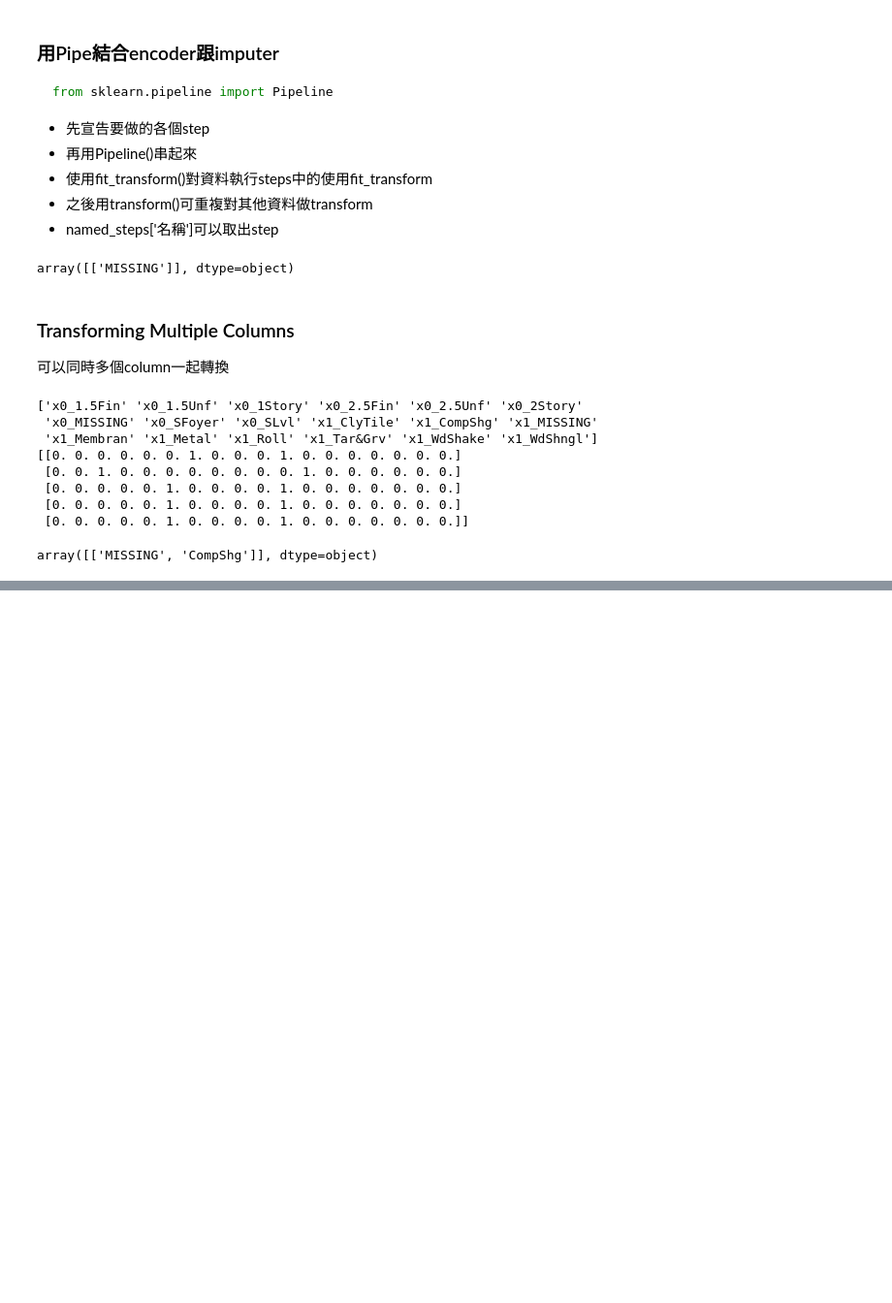
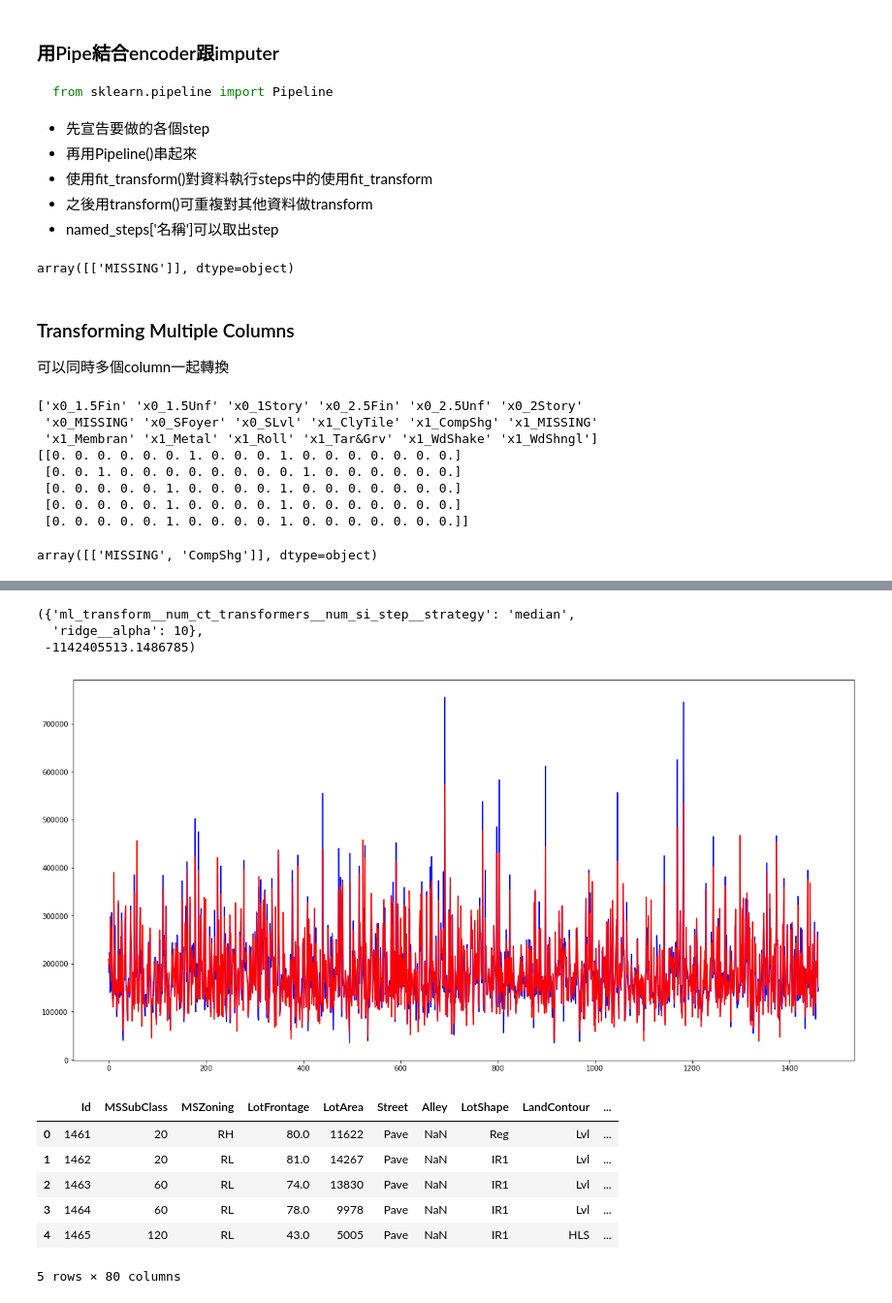
Before and after one commit to neohung/ml_note, a Jupyter notebook: lesson/data_preprocessing.ipynb, the cells around one changed output, grey strips where cells are left out. Shown at 97% size. Saved outputs shown, nothing was run; the diff lists cells and outputs as text; code cells hidden in the pictures; blank space fills up the shorter version.

```diff
--- a/lesson/data_preprocessing.ipynb
+++ b/lesson/data_preprocessing.ipynb
@@ -179,0 +322,50 @@ array([['MISSING', 'CompShg']], dtype=object)
+# %%
+from sklearn.model_selection import GridSearchCV
+ml_pipe = Pipeline([('ml_transform', ct), ('ridge', Ridge())])
+param_grid = {
+    'ml_transform__num_ct_transformers__num_si_step__strategy': ['mean', 'median'],
+    'ridge__alpha': [.001, 0.1, 1.0, 5, 10, 50, 100, 1000],
+    }
+kf = KFold(n_splits=5, shuffle=True, random_state=123)
+# estimator need provide a score function
+gsearch = GridSearchCV(estimator=ml_pipe, param_grid=param_grid, cv=kf, scoring='neg_mean_squared_error')
+gsearch.fit(X, y)
+gsearch.best_params_, gsearch.best_score_
+# %% [output]
+({'ml_transform__num_ct_transformers__num_si_step__strategy': 'median',
+  'ridge__alpha': 10},
+ -1142405513.1486785)
+# %%
+
+category_imputer_step = ('category_si_step', SimpleImputer(strategy='constant', fill_value='MISSING'))
+category_encoder_step = ('category_onehot_step', OneHotEncoder(sparse=False, handle_unknown='ignore'))
+category_pipe = Pipeline([category_imputer_step,category_encoder_step])
+
+num_imputer_step = ('num_si_step', SimpleImputer(strategy='median'))
+num_standatd_step = ('num_ss_step', StandardScaler())
+num_pipe = Pipeline([num_imputer_step,num_standatd_step])
+
+ct_transformers = [('num_ct_transformers', num_pipe, numeric_column_name),
+                   ('category_ct_transformers', category_pipe, category_column_name)
+                  ]
+ct = ColumnTransformer(transformers=ct_transformers)
+
+best_ml_pipe = Pipeline([('transform', ct), ('ridge', Ridge(alpha=10))])
+best_ml_pipe.fit(X, y)
+prediction = best_ml_pipe.predict(X)
+import matplotlib.pyplot as plt
+%matplotlib inline
+plt.figure(figsize=(20,10))
+x = np.arange(len(y))
+plt.plot(x,y,c='b')
+plt.plot(x,prediction,c='r')
+plt.show()
+# %% [output]
+[figure, added]
+|  | Id | MSSubClass | MSZoning | LotFrontage | LotArea | Street | Alley | LotShape | LandContour | ... |
+| 0 | 1461 | 20 | RH | 80.0 | 11622 | Pave | NaN | Reg | Lvl | ... |
+| 1 | 1462 | 20 | RL | 81.0 | 14267 | Pave | NaN | IR1 | Lvl | ... |
+| 2 | 1463 | 60 | RL | 74.0 | 13830 | Pave | NaN | IR1 | Lvl | ... |
+| 3 | 1464 | 60 | RL | 78.0 | 9978 | Pave | NaN | IR1 | Lvl | ... |
+| 4 | 1465 | 120 | RL | 43.0 | 5005 | Pave | NaN | IR1 | HLS | ... |
+5 rows × 80 columns
```
Also changed, not shown: parts of 21 cells of this notebook, 10 other files.
